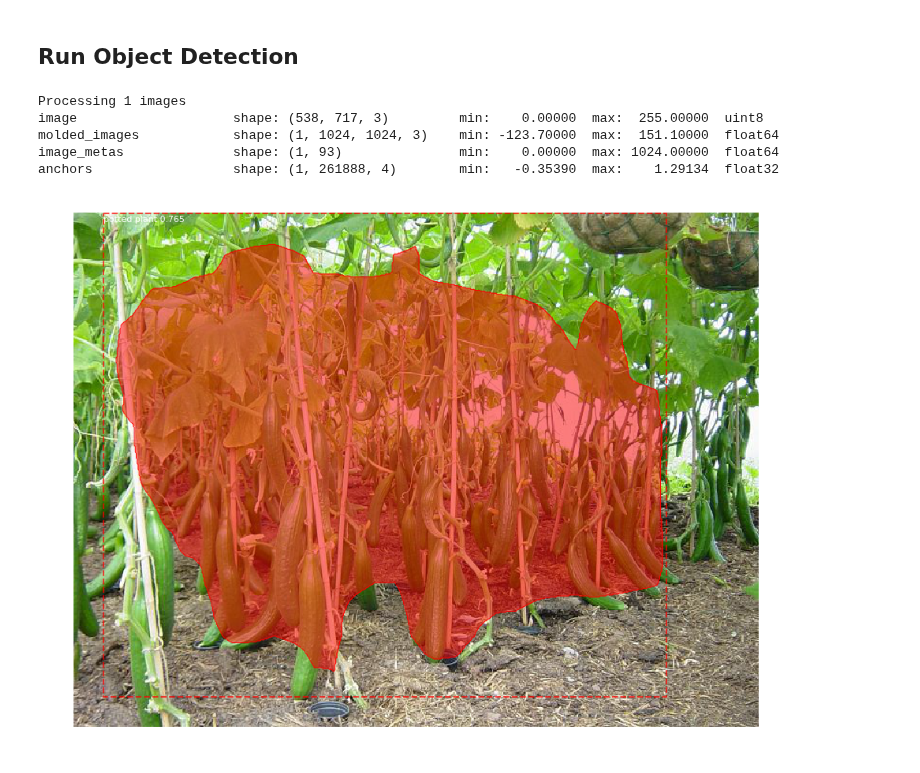
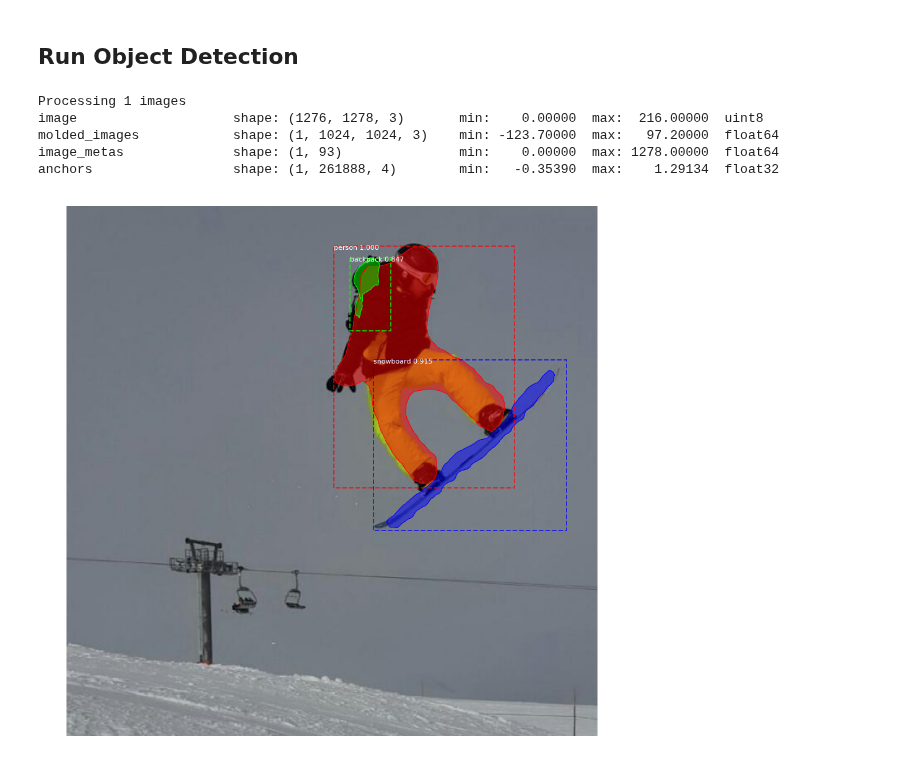
Before and after one commit to matterport/Mask_RCNN, a Jupyter notebook: samples/demo.ipynb, the cells around one changed output. Cells and saved outputs as stored; diff of their text form; code cells hidden in the pictures.

```diff
--- a/samples/demo.ipynb
+++ b/samples/demo.ipynb
@@ -133,19 +134,19 @@ class_names = ['BG', 'person', 'bicycle', 'car', 'motorcycle', 'airplane',
 # %%
 # Load a random image from the images folder
 file_names = next(os.walk(IMAGE_DIR))[2]
 # image = skimage.io.imread(os.path.join(IMAGE_DIR, random.choice(file_names)))
-image = skimage.io.imread('/Users/AsherYartsev/Desktop/cucumber-1.jpg')
+image = skimage.io.imread('/Users/AsherYartsev/Desktop/daveSnow.jpg')
 
 # Run detection
 results = model.detect([image], verbose=1)
 
 # Visualize results
 r = results[0]
 visualize.display_instances(image, r['rois'], r['masks'], r['class_ids'], class_names, r['scores'])
 # %% [output]
 Processing 1 images
-image                    shape: (538, 717, 3)         min:    0.00000  max:  255.00000  uint8
-molded_images            shape: (1, 1024, 1024, 3)    min: -123.70000  max:  151.10000  float64
-image_metas              shape: (1, 93)               min:    0.00000  max: 1024.00000  float64
+image                    shape: (1276, 1278, 3)       min:    0.00000  max:  216.00000  uint8
+molded_images            shape: (1, 1024, 1024, 3)    min: -123.70000  max:   97.20000  float64
+image_metas              shape: (1, 93)               min:    0.00000  max: 1278.00000  float64
 anchors                  shape: (1, 261888, 4)        min:   -0.35390  max:    1.29134  float32
-[figure, old version]
+[figure, new version]
```
Also changed, not shown: parts of 1 cell of this notebook, 6 other files.
